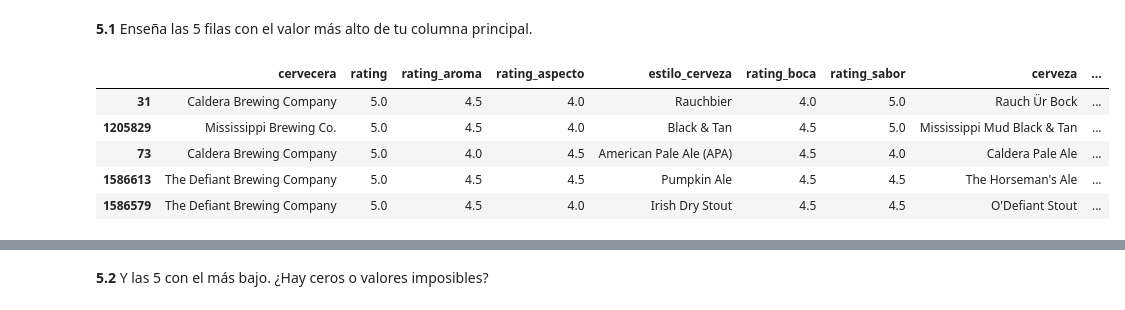
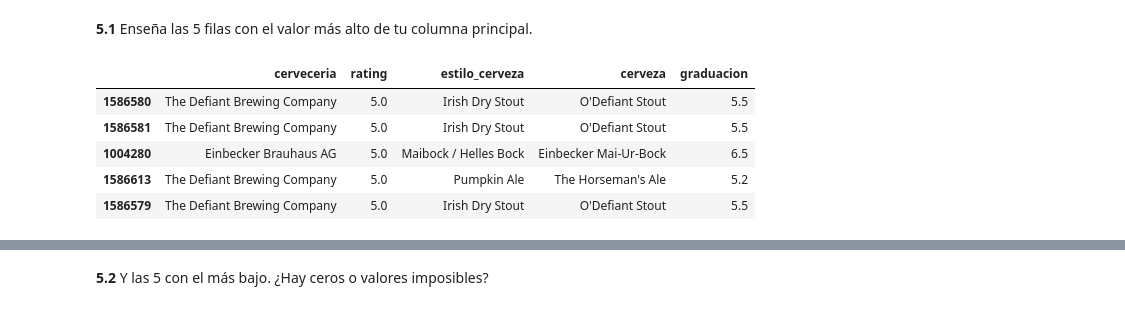
Before and after one commit to eripinor/proyecto_m1, a Jupyter notebook: eda.ipynb, the cells around one changed output, grey strips where cells are left out. Saved outputs shown, nothing was run; the diff lists cells and outputs as text; code cells hidden in the pictures.

```diff
--- a/eda.ipynb
+++ b/eda.ipynb
@@ -74,5 +84,5 @@ memory usage: 265.0 MB
 # %%
-cervezas = cervezas.drop(columns=["brewery_id", "review_profilename", "review_time"])   # eliminamos esas tres columnas.
+cervezas = cervezas.drop(columns=["brewery_id", "review_time", "review_aroma", "review_appearance", "review_profilename", "review_palate", "review_taste", "beer_beerid"])
 
-cervezas.columns    # comprobamos que se ha eliminado
+cervezas.columns    # comprobamos qué columnas se han conservado
 # %% [output]
@@ -83,6 +92,6 @@ Index(['brewery_name', 'review_overall', 'review_aroma', 'review_appearance',
 # %% [markdown]
 **1.5** Si los nombres de las columnas están en inglés o son raros, ponles nombres en español.
 # %%
-cervezas.columns = ["cervecera", "rating", "rating_aroma", "rating_aspecto", "estilo_cerveza", "rating_boca", "rating_sabor", "cerveza", "graduacion", "id_cerveza"]
-cervezas.columns
+cervezas.columns = ["cerveceria", "rating", "estilo_cerveza", "cerveza", "graduacion"]
+cervezas.head()
 # %% [output]
@@ -321,17 +314,16 @@ Busca los valores extremos y decide si son errores o casos reales.
 # %% [markdown]
 **5.1** Enseña las 5 filas con el valor más alto de tu columna principal.
 # %%
-cervezas.drop_duplicates().sort_values("rating", ascending=False).head()
+# sort_values("rating"): ordenamos las reseñas según la valoración.
+# ascending=False: ordenamos de mayor a menor.
 
-# drop_duplicates(): excluye las filas completamente duplicadas, sin modificar el DataFrame original.
-# sort_values("rating"): ordena los registros por valoración.
-# ascending=False: los ordena de mayor a menor.
+cervezas.sort_values("rating", ascending=False).head(5)
 
-# De esta forma examinamos los registros con las valoraciones más altas sin que los duplicados exactos ocupen varias posiciones.
+# Tres de las cinco reseñas corresponden a la misma cerveza: O'Defiant Stout, de The Defiant Brewing Company. Esto demuestra que una misma cerveza puede aparecer varias veces en el conjunto de datos al recibir diferentes reseñas.
 # %% [output]
-|  | cervecera | rating | rating_aroma | rating_aspecto | estilo_cerveza | rating_boca | rating_sabor | cerveza | ... |
-| 31 | Caldera Brewing Company | 5.0 | 4.5 | 4.0 | Rauchbier | 4.0 | 5.0 | Rauch Ür Bock | ... |
-| 1205829 | Mississippi Brewing Co. | 5.0 | 4.5 | 4.0 | Black & Tan | 4.5 | 5.0 | Mississippi Mud Black & Tan | ... |
-| 73 | Caldera Brewing Company | 5.0 | 4.0 | 4.5 | American Pale Ale (APA) | 4.5 | 4.0 | Caldera Pale Ale | ... |
-| 1586613 | The Defiant Brewing Company | 5.0 | 4.5 | 4.5 | Pumpkin Ale | 4.5 | 4.5 | The Horseman's Ale | ... |
-| 1586579 | The Defiant Brewing Company | 5.0 | 4.5 | 4.0 | Irish Dry Stout | 4.5 | 4.5 | O'Defiant Stout | ... |
+|  | cerveceria | rating | estilo_cerveza | cerveza | graduacion |
+| 1586580 | The Defiant Brewing Company | 5.0 | Irish Dry Stout | O'Defiant Stout | 5.5 |
+| 1586581 | The Defiant Brewing Company | 5.0 | Irish Dry Stout | O'Defiant Stout | 5.5 |
+| 1004280 | Einbecker Brauhaus AG | 5.0 | Maibock / Helles Bock | Einbecker Mai-Ur-Bock | 6.5 |
+| 1586613 | The Defiant Brewing Company | 5.0 | Pumpkin Ale | The Horseman's Ale | 5.2 |
+| 1586579 | The Defiant Brewing Company | 5.0 | Irish Dry Stout | O'Defiant Stout | 5.5 |
```
Also changed, not shown: parts of 63 cells of this notebook, 1 other file.
